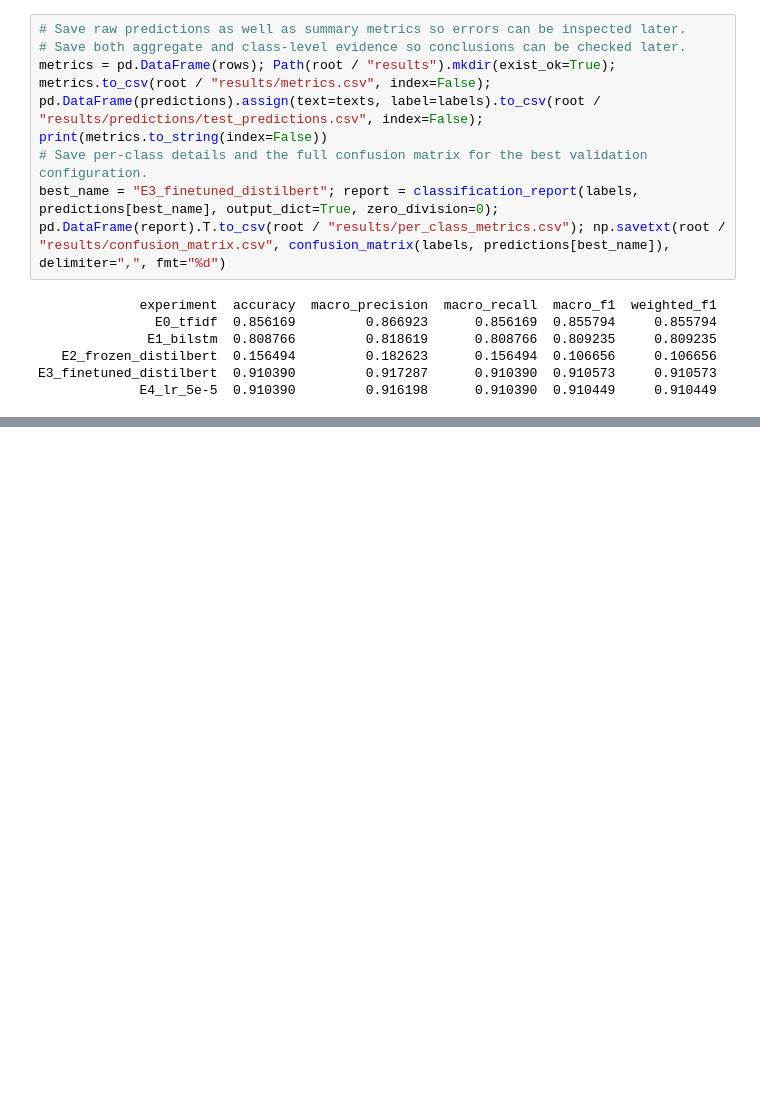
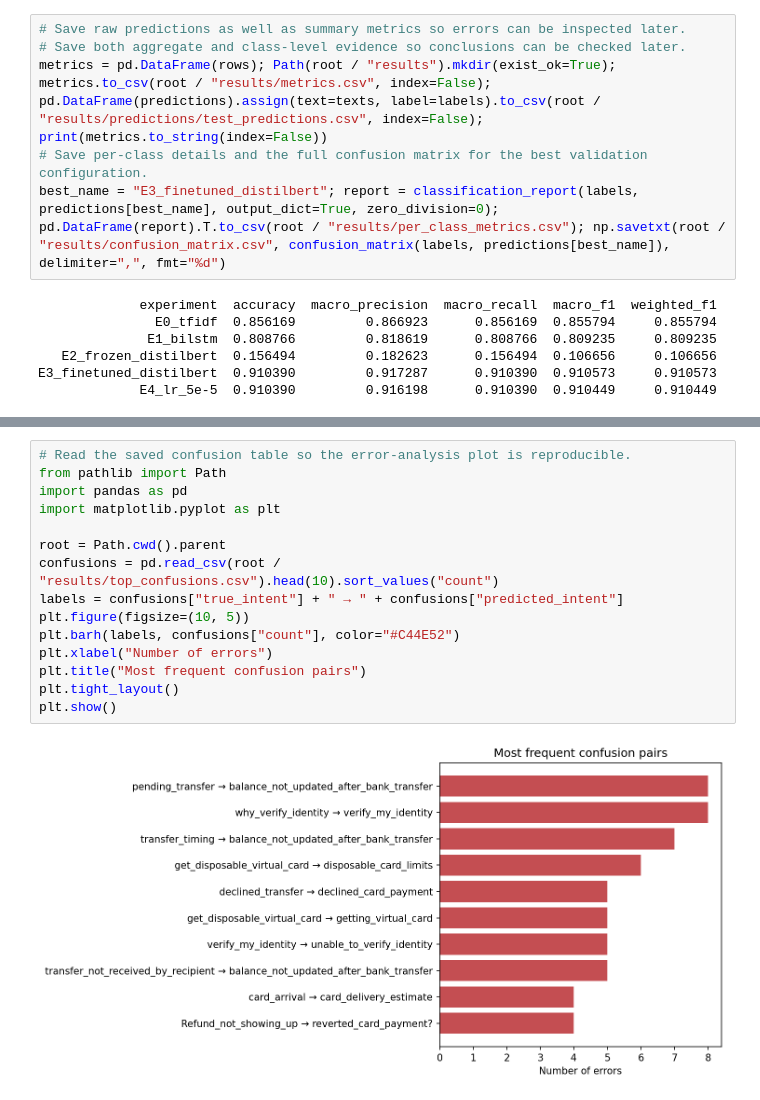
Before and after one commit to skeita/Fine-grained-banking-intent-classification, a Jupyter notebook: notebooks/07_evaluation_executed.ipynb, the cells around one changed output, grey strips where cells are left out. Drawn from its saved outputs; the diff is of its cells as text; blank space fills up the shorter version.

```diff
--- a/notebooks/07_evaluation_executed.ipynb
+++ b/notebooks/07_evaluation_executed.ipynb
@@ -108,0 +139,17 @@ E3_finetuned_distilbert  0.910390         0.917287      0.910390  0.910573     0
+# %%
+# Read the saved confusion table so the error-analysis plot is reproducible.
+from pathlib import Path
+import pandas as pd
+import matplotlib.pyplot as plt
+
+root = Path.cwd().parent
+confusions = pd.read_csv(root / "results/top_confusions.csv").head(10).sort_values("count")
+labels = confusions["true_intent"] + " → " + confusions["predicted_intent"]
+plt.figure(figsize=(10, 5))
+plt.barh(labels, confusions["count"], color="#C44E52")
+plt.xlabel("Number of errors")
+plt.title("Most frequent confusion pairs")
+plt.tight_layout()
+plt.show()
+# %% [output]
+[figure, added]
```
Also changed, not shown: parts of 3 cells of this notebook, 5 other files.
